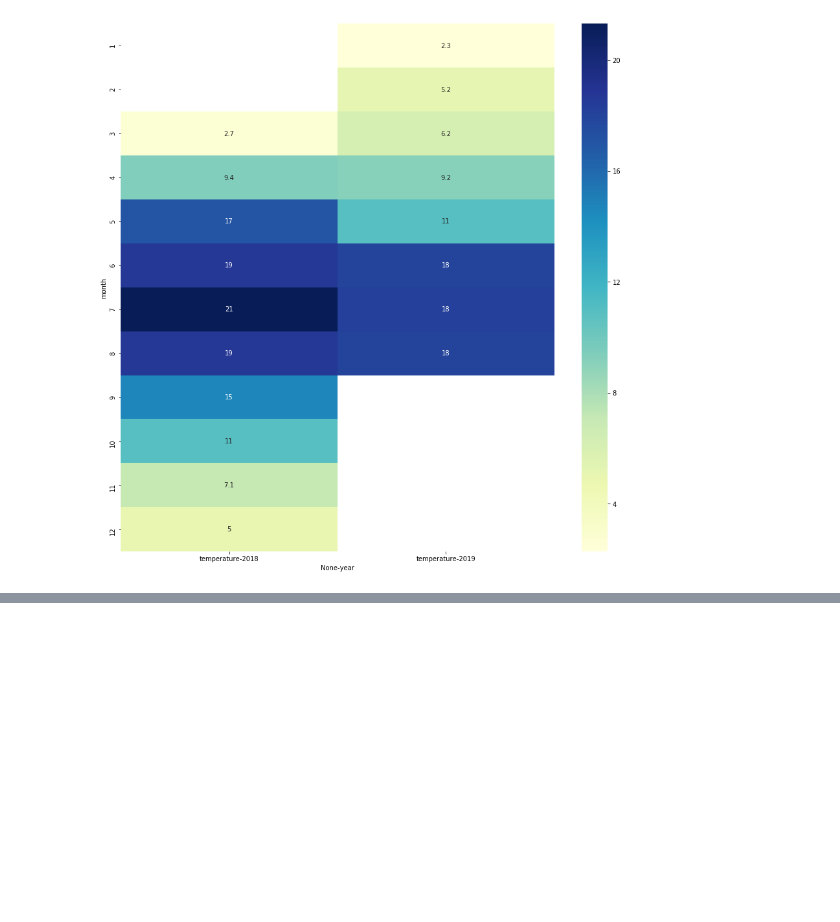
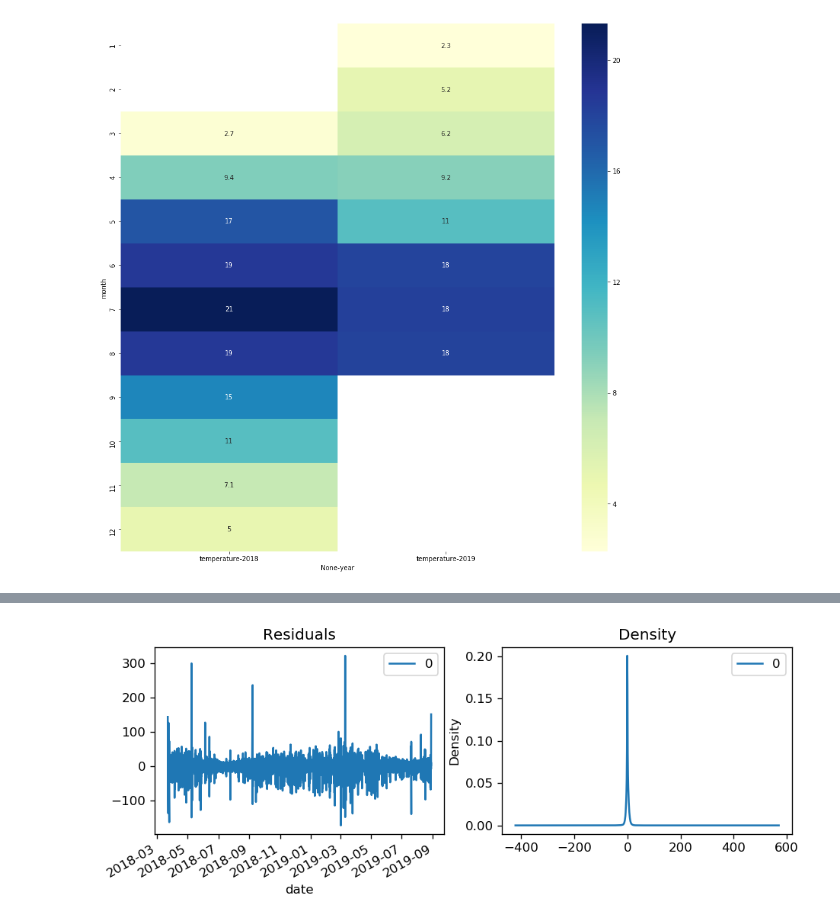
Before and after one commit to sjhangiani12/parking_prediction, a Jupyter notebook: notebooks/data_cleaning.ipynb, the cells around one changed output, grey strips where cells are left out. Drawn from its saved outputs; the diff is of its cells as text; code cells hidden in the pictures; blank space fills up the shorter version.

Commit message:
added arima model try 1. terrible outputs and the data still needs drastic work.

```diff
--- a/notebooks/data_cleaning.ipynb
+++ b/notebooks/data_cleaning.ipynb
@@ -8,7 +8,7 @@ from datetime import datetime, timedelta
 # %% [markdown]
 ### Reading Data and Initial Datatype classification/ Feature Engineering
 # %%
-parking = pd.read_csv("merged_data_frame.csv")
+parking = pd.read_csv("../data/merged_data_frame.csv")
 # remove random unnamed column
 parking = parking.drop(['Unnamed: 0'], axis=1)
 # %%
@@ -314,0 +395,12 @@ plt.show()
+# %%
+from statsmodels.tsa.arima_model import ARIMA
+# for garage in parking.garageCode.unique():
+#     print(garage)
+temp2 = parking[parking.garageCode == "SCANDCENTER"]
+temp2 = temp2['vehicleCount'].astype(int)
+temp = pd.DataFrame()
+temp['vehicleCount'] = temp2
+# 1,1,2 ARIMA Model
+model = ARIMA(temp.vehicleCount, order=(2,0,1))
+model_fit = model.fit(disp=0)
+print(model_fit.summary())
@@ -314,0 +425,9 @@ plt.show()
+# %%
+# Plot residual errors
+residuals = pd.DataFrame(model_fit.resid)
+fig, ax = plt.subplots(1,2)
+residuals.plot(title="Residuals", ax=ax[0])
+residuals.plot(kind='kde', title='Density', ax=ax[1])
+plt.show()
+# %% [output]
+[figure, added]
```
Also changed, not shown: parts of 22 cells of this notebook.
